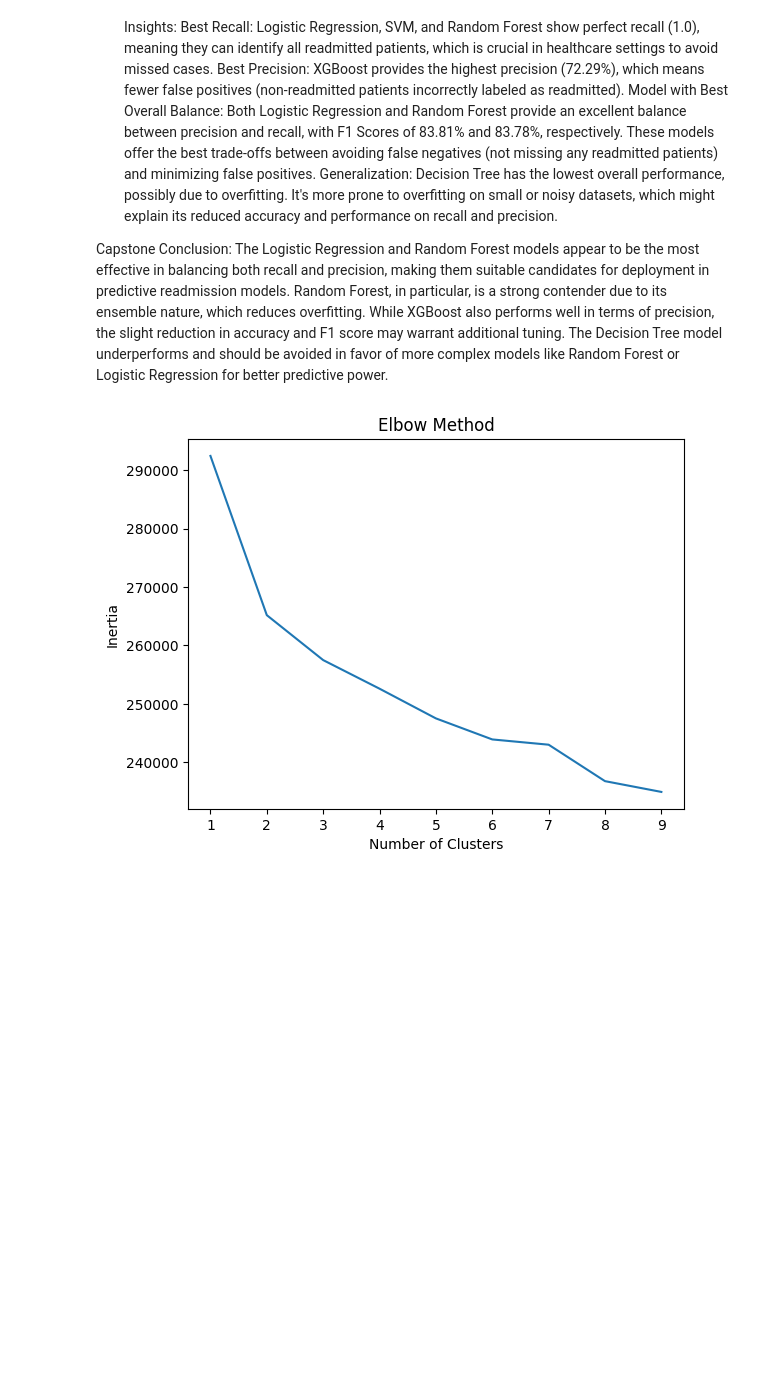
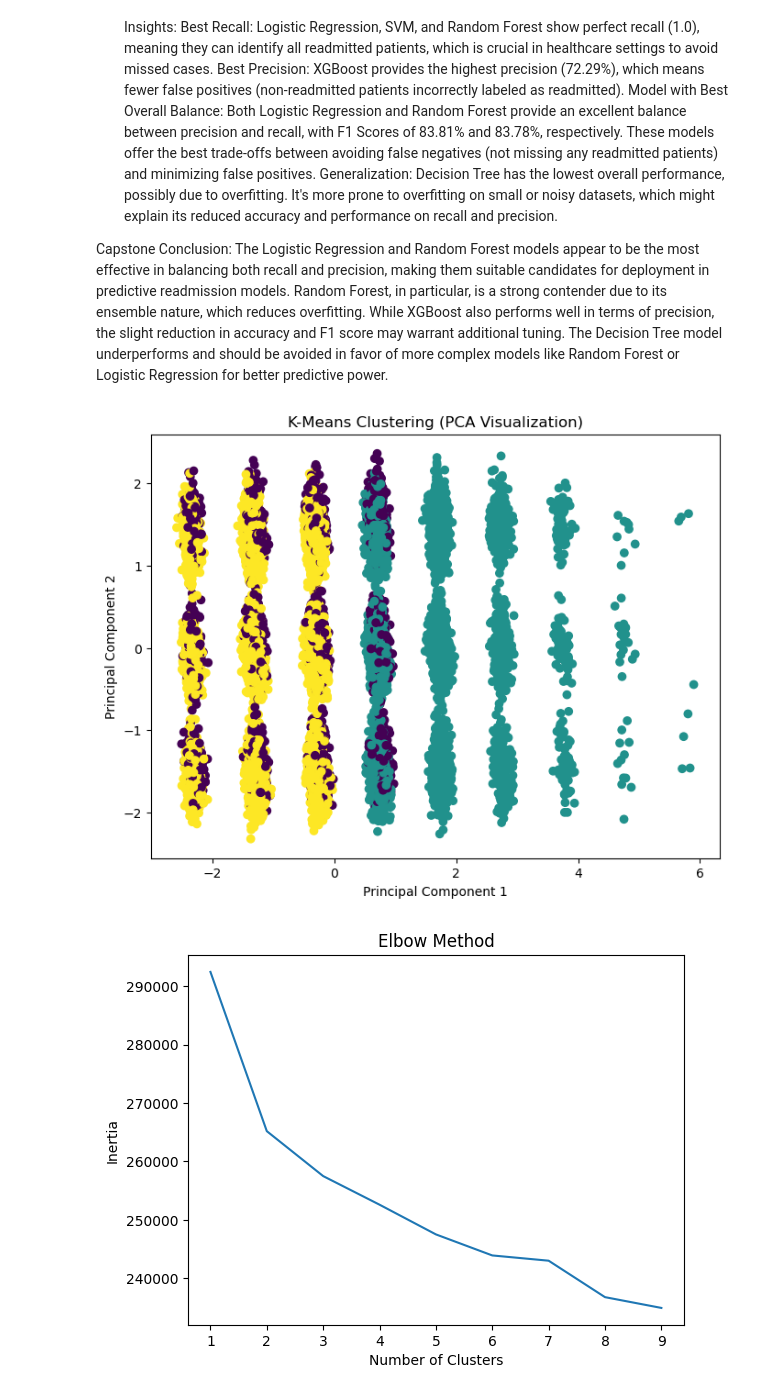
Before and after one commit to kennethChua16/AIM-Capstone-project, a Jupyter notebook: Hospital Readmission Analysis.ipynb, the cells around one changed output. Drawn from its saved outputs; the diff is of its cells as text; code cells hidden in the pictures; blank space fills up the shorter version.

```diff
--- a/Hospital Readmission Analysis.ipynb
+++ b/Hospital Readmission Analysis.ipynb
@@ -632,11 +656,25 @@ The Logistic Regression and Random Forest models appear to be the most effective
 # %%
 # K-Means Clustering
 # Create a label encoder instance
 
 kmeans = KMeans(n_clusters=3, random_state=42)
 clusters = kmeans.fit_predict(X)
 
 df['Cluster'] = clusters
+
+# Reduce dimensions for visualization (PCA)
+pca = PCA(n_components=2)
+X_pca = pca.fit_transform(X_scaled)
+
+# Plot clusters
+plt.figure(figsize=(8,6))
+plt.scatter(X_pca[:,0], X_pca[:,1], c=clusters)
+plt.title("K-Means Clustering (PCA Visualization)")
+plt.xlabel("Principal Component 1")
+plt.ylabel("Principal Component 2")
+plt.show()
+# %% [output]
+[figure, added]
 # %%
 # Elbow Method
 inertia = []
```
Also changed, not shown: parts of 9 cells of this notebook, 1 other file.
